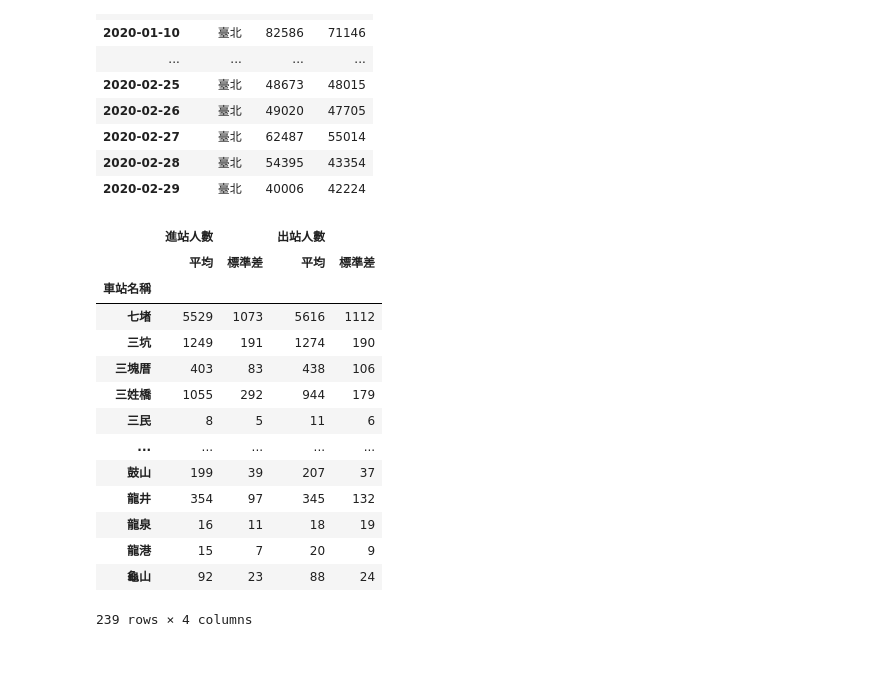
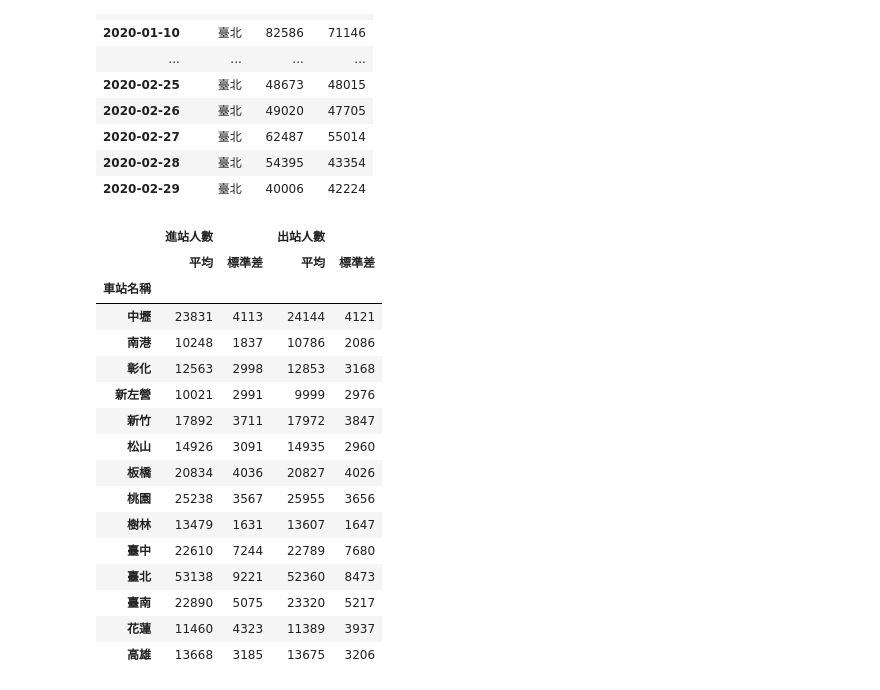
Before and after one commit to Bondsyang/bondsyang_0625, a Jupyter notebook: lesson20/每日各站進出站人數/lesson20_3.ipynb, the cells around one changed output. Drawn from its saved outputs; the diff is of its cells as text; code cells hidden in the pictures; blank space fills up the shorter version.

```diff
--- a/lesson20/每日各站進出站人數/lesson20_3.ipynb
+++ b/lesson20/每日各站進出站人數/lesson20_3.ipynb
@@ -145,21 +145,26 @@ merged_df_2020.set_index("日期", inplace=True)
 # %%
 df1 = merged_df_2020.groupby("車站名稱")[['進站人數','出站人數']].agg([('平均','mean'),('標準差','std')])
 # 將所有數值去除小數點（四捨五入取整數）
-df1 = df1.round(0).astype(int)
-df1
+df2 = df1.round(0).astype(int)
+
+# 搜尋進站人數的平均值大於10000的車站
+result = df2[df2[('進站人數', '平均')] > 10000]
+result
 # %% [output]
 |  | 進站人數 |  | 出站人數 |  |
 |  | 平均 | 標準差 | 平均 | 標準差 |
 | 車站名稱 |  |  |  |  |
-| 七堵 | 5529 | 1073 | 5616 | 1112 |
-| 三坑 | 1249 | 191 | 1274 | 190 |
-| 三塊厝 | 403 | 83 | 438 | 106 |
-| 三姓橋 | 1055 | 292 | 944 | 179 |
-| 三民 | 8 | 5 | 11 | 6 |
-| ... | ... | ... | ... | ... |
-| 鼓山 | 199 | 39 | 207 | 37 |
-| 龍井 | 354 | 97 | 345 | 132 |
-| 龍泉 | 16 | 11 | 18 | 19 |
-| 龍港 | 15 | 7 | 20 | 9 |
-| 龜山 | 92 | 23 | 88 | 24 |
+| 中壢 | 23831 | 4113 | 24144 | 4121 |
+| 南港 | 10248 | 1837 | 10786 | 2086 |
+| 彰化 | 12563 | 2998 | 12853 | 3168 |
+| 新左營 | 10021 | 2991 | 9999 | 2976 |
+| 新竹 | 17892 | 3711 | 17972 | 3847 |
+| 松山 | 14926 | 3091 | 14935 | 2960 |
+| 板橋 | 20834 | 4036 | 20827 | 4026 |
+| 桃園 | 25238 | 3567 | 25955 | 3656 |
+| 樹林 | 13479 | 1631 | 13607 | 1647 |
+| 臺中 | 22610 | 7244 | 22789 | 7680 |
+| 臺北 | 53138 | 9221 | 52360 | 8473 |
+| 臺南 | 22890 | 5075 | 23320 | 5217 |
+| 花蓮 | 11460 | 4323 | 11389 | 3937 |
+| 高雄 | 13668 | 3185 | 13675 | 3206 |
-239 rows × 4 columns
```
